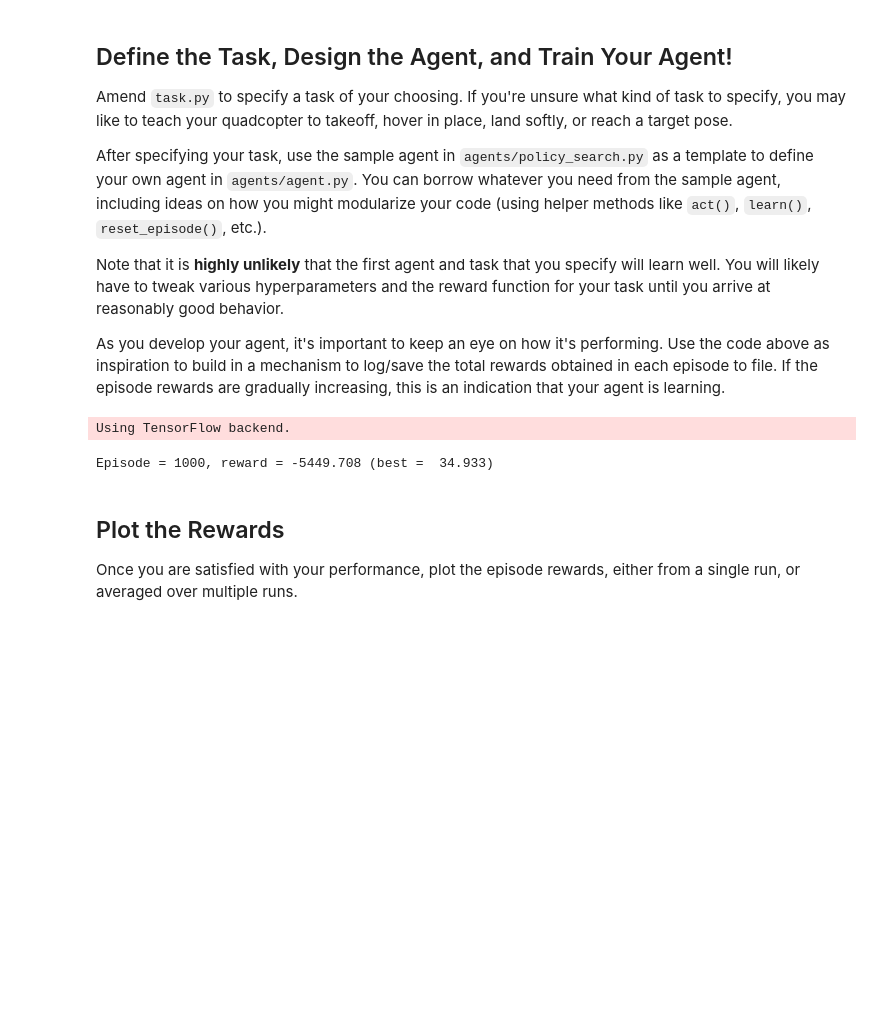
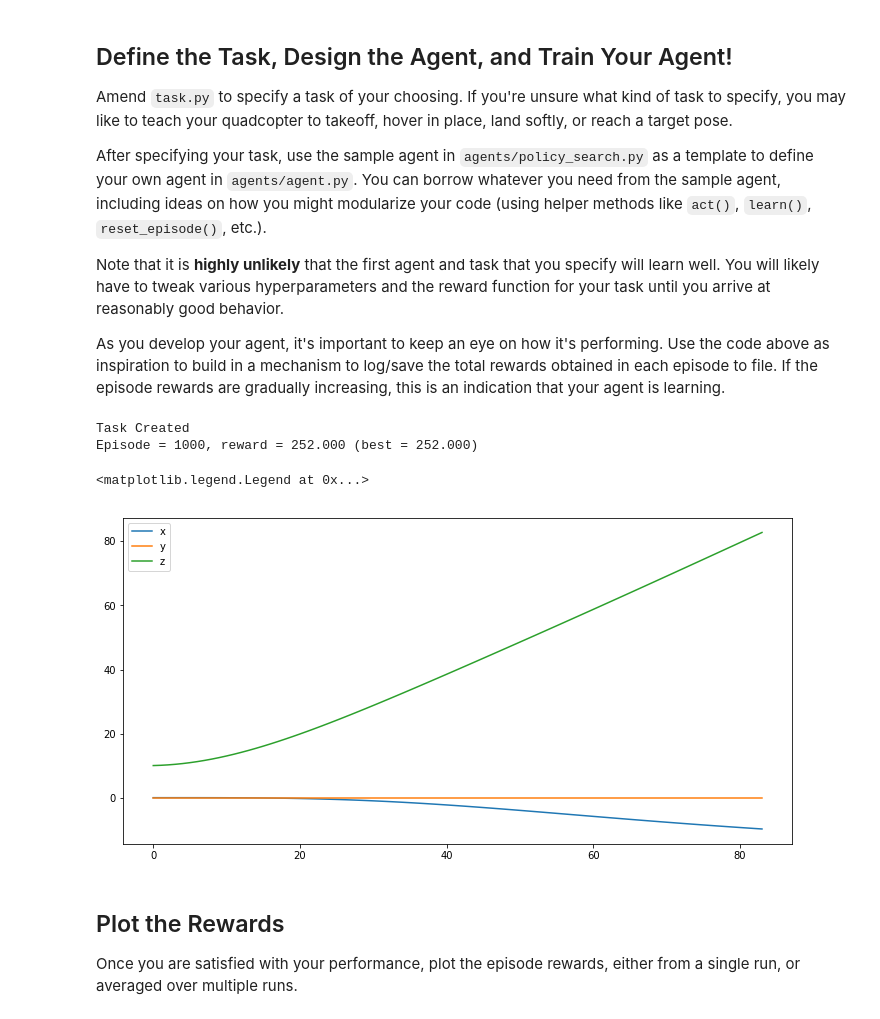
Before and after one commit to rafael-navarro/RL-Quadcopter-2, a Jupyter notebook: Quadcopter_Project.ipynb, the cells around one changed output. Cells and saved outputs as stored; diff of their text form; code cells hidden in the pictures; blank space fills up the shorter version.

Commit message:
none

```diff
--- a/Quadcopter_Project.ipynb
+++ b/Quadcopter_Project.ipynb
@@ -269,6 +271,7 @@ class Actor:
         self.action_range = self.action_high - self.action_low
 
         # Initialize any other variables here
+        self.dropout_rate = 0.2
 
         self.build_model()
 
@@ -278,9 +281,18 @@ class Actor:
         states = layers.Input(shape=(self.state_size,), name='states')
 
         # Add hidden layers
-        net = layers.Dense(units=32, activation='relu')(states)
+        net = layers.Dense(units=32, activation=None)(states)
+        net = layers.BatchNormalization()(net)
+        net = layers.Activation('relu')(net)
+        net = layers.Dropout(self.dropout_rate)(net)
         net = layers.Dense(units=64, activation='relu')(net)
+        net = layers.BatchNormalization()(net)
+        net = layers.Activation('relu')(net)
+        net = layers.Dropout(self.dropout_rate)(net)
         net = layers.Dense(units=32, activation='relu')(net)
+        net = layers.BatchNormalization()(net)
+        net = layers.Activation('relu')(net)
+        net = layers.Dropout(self.dropout_rate)(net)
 
         # Try different layer sizes, activations, add batch normalization, regularizers, etc.
 
@@ -308,8 +320,6 @@ class Actor:
             inputs=[self.model.input, action_gradients, K.learning_phase()],
             outputs=[],
             updates=updates_op)
-# %% [output]
-Using TensorFlow backend.
 # %%
 class Critic:
     """Critic (Value) Model."""
@@ -503,7 +527,7 @@ import pandas as pd
 #from agents.policy_search import PolicySearch_Agent
 from task import Task
 
-num_episodes = 1000
+num_episodes = 250
 target_pos = np.array([0., 0., 10.])
 task = Task(target_pos=target_pos)
 #agent = PolicySearch_Agent(task)
@@ -536,7 +560,35 @@ with open(file_output, 'w') as csvfile:
                 break
         sys.stdout.flush()
 # %% [output]
-Episode = 1000, reward = -5449.708 (best =  34.933)
+Task Created
+Episode = 1000, reward = 252.000 (best = 252.000)
+# %%
+state = agent.reset_episode()
+poses = []
+rewards = []
+while True:
+    action = agent.act(state)
+    next_state, reward, done = task.step(action)
+    agent.step(action, reward, next_state, done)
+    state = next_state
+    #print([agent.total_reward] + [task.sim.time] + list(task.sim.pose) + list(task.sim.v) + list(task.sim.angular_v) + list(action))
+    poses.append(task.sim.pose)
+    if done:
+        break
+# %%
+import matplotlib.pyplot as plt
+%matplotlib inline
+arr = np.array(poses)
+
+fig = plt.figure(figsize=(12, 6))
+#plt.subplot(3, 2, 1)
+plt.plot(arr[:,0], label='x')
+plt.plot(arr[:,1], label='y')
+plt.plot(arr[:,2], label='z')
+plt.legend()
+# %% [output]
+<matplotlib.legend.Legend at 0x...>
+[figure, added]
 # %% [markdown]
 ## Plot the Rewards
 
```
Also changed, not shown: parts of 10 cells of this notebook.
